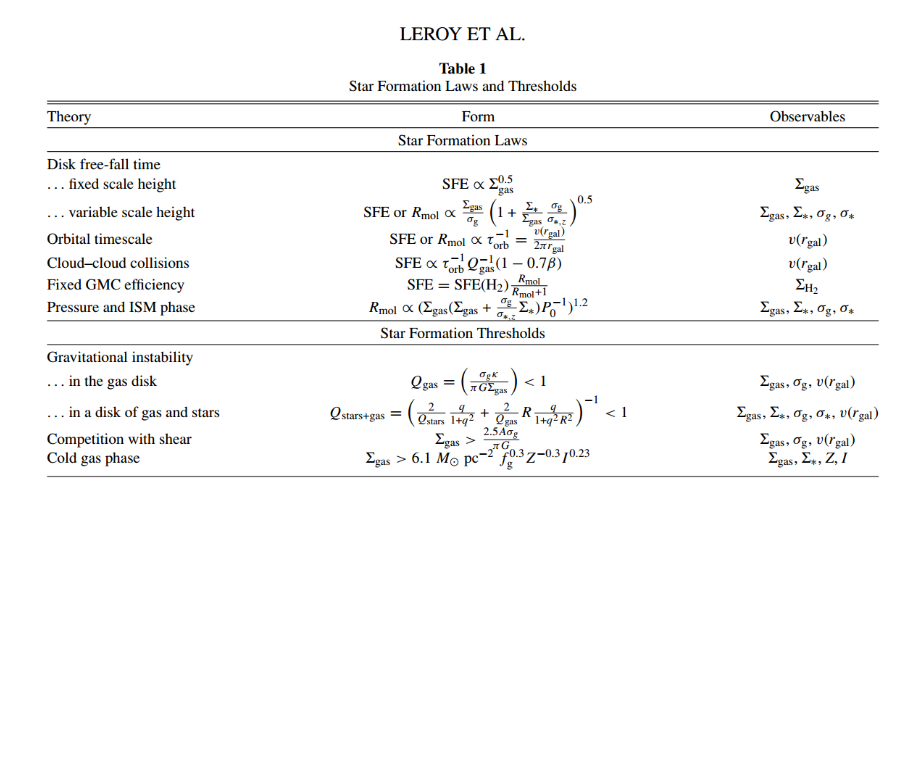
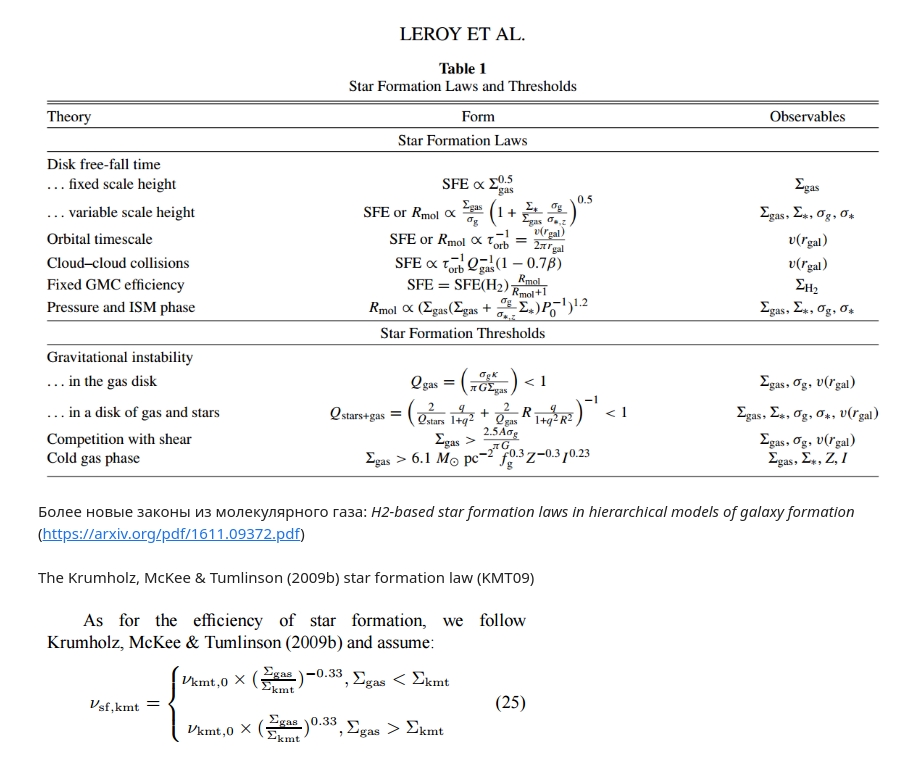
Before and after one commit to Amarchuk/2FInstability, a Jupyter notebook: notebooks/other_instabilities.ipynb, the cells around one changed output. Cells and saved outputs as stored; diff of their text form; code cells hidden in the pictures; blank space fills up the shorter version.

```diff
--- a/notebooks/other_instabilities.ipynb
+++ b/notebooks/other_instabilities.ipynb
@@ -4,3 +6,11 @@ from IPython.display import Image
 Image('leroy_other_mechanisms.png')
 # %% [output]
 [figure]
+# %% [markdown]
+Более новые законы из молекулярного газа: *H2-based star formation laws in hierarchical models of galaxy formation* (https://arxiv.org/pdf/1611.09372.pdf)
+# %% [markdown]
+The Krumholz, McKee & Tumlinson (2009b) star formation law (KMT09)
+# %%
+Image('KMT09.png')
+# %% [output]
+[figure, added]
```
Also changed, not shown: parts of 5 cells of this notebook, 15 other files.
